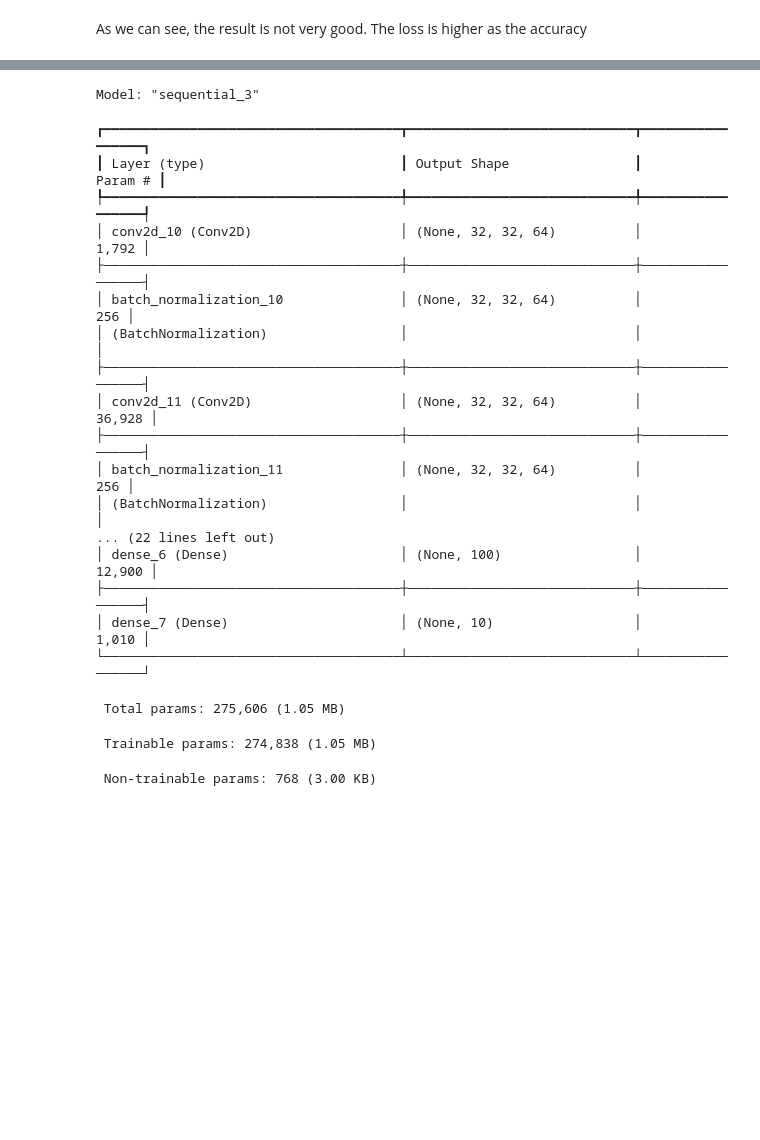
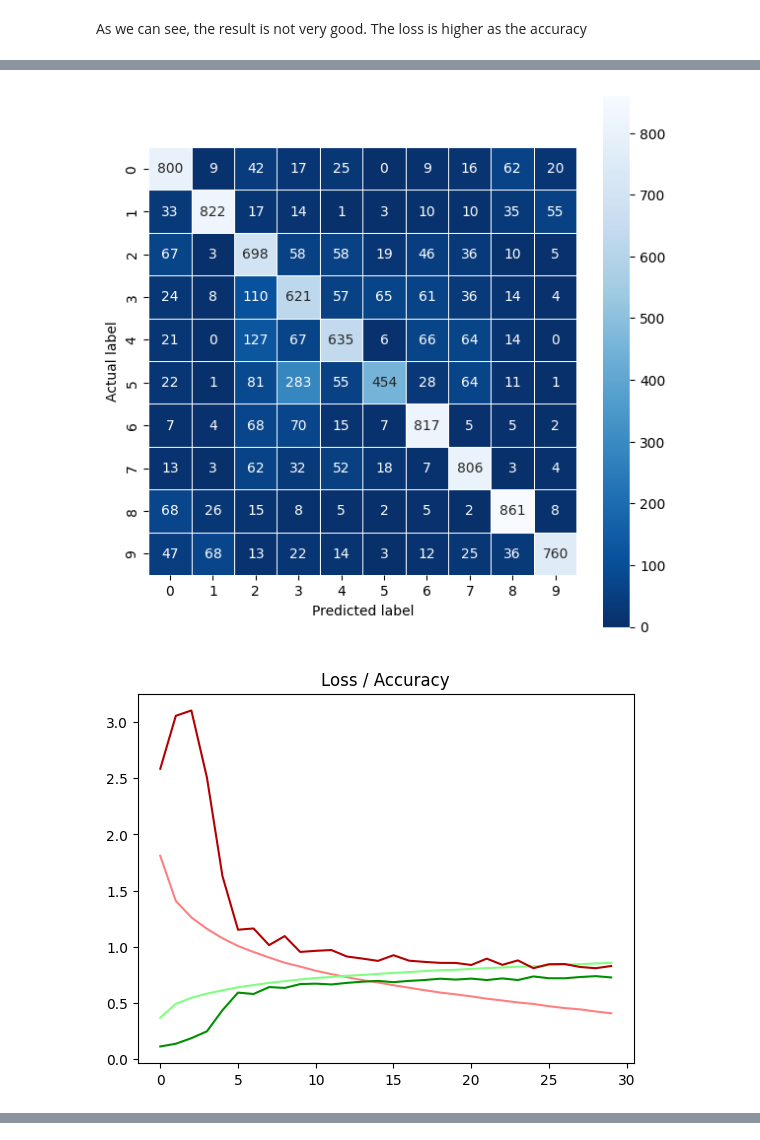
Before and after one commit to babyodacode/image_classification_project, a Jupyter notebook: model.ipynb, the cells around one changed output, grey strips where cells are left out. Saved outputs shown, nothing was run; the diff lists cells and outputs as text; code cells hidden in the pictures; blank space fills up the shorter version.

```diff
--- a/model.ipynb
+++ b/model.ipynb
@@ -385,0 +294,3 @@ weighted avg       0.74      0.73      0.73     10000
+# %%
+evaluate_model(model3, history3, x_test, y_test, 'model_3')
+# %% [output]
@@ -385,0 +298,2 @@ weighted avg       0.74      0.73      0.73     10000
+[figure, added]
+[figure, added]
@@ -386,47 +319,2 @@ weighted avg       0.74      0.73      0.73     10000
 # %%
 clear_session()
-# %%
-# Define the CNN model
-model4 = Sequential([
-    Input(shape=(32, 32, 3)), # Set input shape (32, 32, 3)
-    Conv2D(64, (3, 3), activation='relu', padding='same'), # Add a convolutional layer with a 3x3 filter, 64 filters
-    BatchNormalization(), # Add a max pooling layer
-    Conv2D(64, (3, 3), activation='relu', padding='same'), # Add a convolutional layer with a 3x3 filter, 64 filters
-    BatchNormalization(), # Add a max pooling layer
-    MaxPooling2D((2, 2)), # Add a max pooling layer
-    Conv2D(128, (3, 3), activation='relu', padding='same'), # Add a convolutional layer with a 3x3 filter, 128 filters
-    BatchNormalization(), # Add a max pooling layer
-    Conv2D(128, (3, 3), activation='relu', padding='same'), # Add a convolutional layer with a 3x3 filter, 128 filters
-    BatchNormalization(), # Add a max pooling layer
-    MaxPooling2D((2, 2)), # Add a max pooling layer
-    Dropout(0.25), # Set a Dropout of 0.25
-    GlobalAveragePooling2D(), # Add a global average pooling layer
-    Flatten(), # Flatten the feature maps
-    Dense(100, activation='relu'), # Add a dense layer with 100 units
-    Dense(10, activation='softmax') # Add the output classification layer with softmax activation for 10 classes
-])
-
-# Print model summary
-model4.summary()
-# %% [output]
-Model: "sequential_3"
-┏━━━━━━━━━━━━━━━━━━━━━━━━━━━━━━━━━━━━━━┳━━━━━━━━━━━━━━━━━━━━━━━━━━━━━┳━━━━━━━━━━━━━━━━━┓
-┃ Layer (type)                         ┃ Output Shape                ┃         Param # ┃
-┡━━━━━━━━━━━━━━━━━━━━━━━━━━━━━━━━━━━━━━╇━━━━━━━━━━━━━━━━━━━━━━━━━━━━━╇━━━━━━━━━━━━━━━━━┩
-│ conv2d_10 (Conv2D)                   │ (None, 32, 32, 64)          │           1,792 │
-├──────────────────────────────────────┼─────────────────────────────┼─────────────────┤
-│ batch_normalization_10               │ (None, 32, 32, 64)          │             256 │
-│ (BatchNormalization)                 │                             │                 │
-├──────────────────────────────────────┼─────────────────────────────┼─────────────────┤
-│ conv2d_11 (Conv2D)                   │ (None, 32, 32, 64)          │          36,928 │
-├──────────────────────────────────────┼─────────────────────────────┼─────────────────┤
-│ batch_normalization_11               │ (None, 32, 32, 64)          │             256 │
-│ (BatchNormalization)                 │                             │                 │
-... (22 lines left out)
-│ dense_6 (Dense)                      │ (None, 100)                 │          12,900 │
-├──────────────────────────────────────┼─────────────────────────────┼─────────────────┤
-│ dense_7 (Dense)                      │ (None, 10)                  │           1,010 │
-└──────────────────────────────────────┴─────────────────────────────┴─────────────────┘
- Total params: 275,606 (1.05 MB)
- Trainable params: 274,838 (1.05 MB)
- Non-trainable params: 768 (3.00 KB)
```
Also changed, not shown: parts of 60 cells of this notebook, 20 other files.
